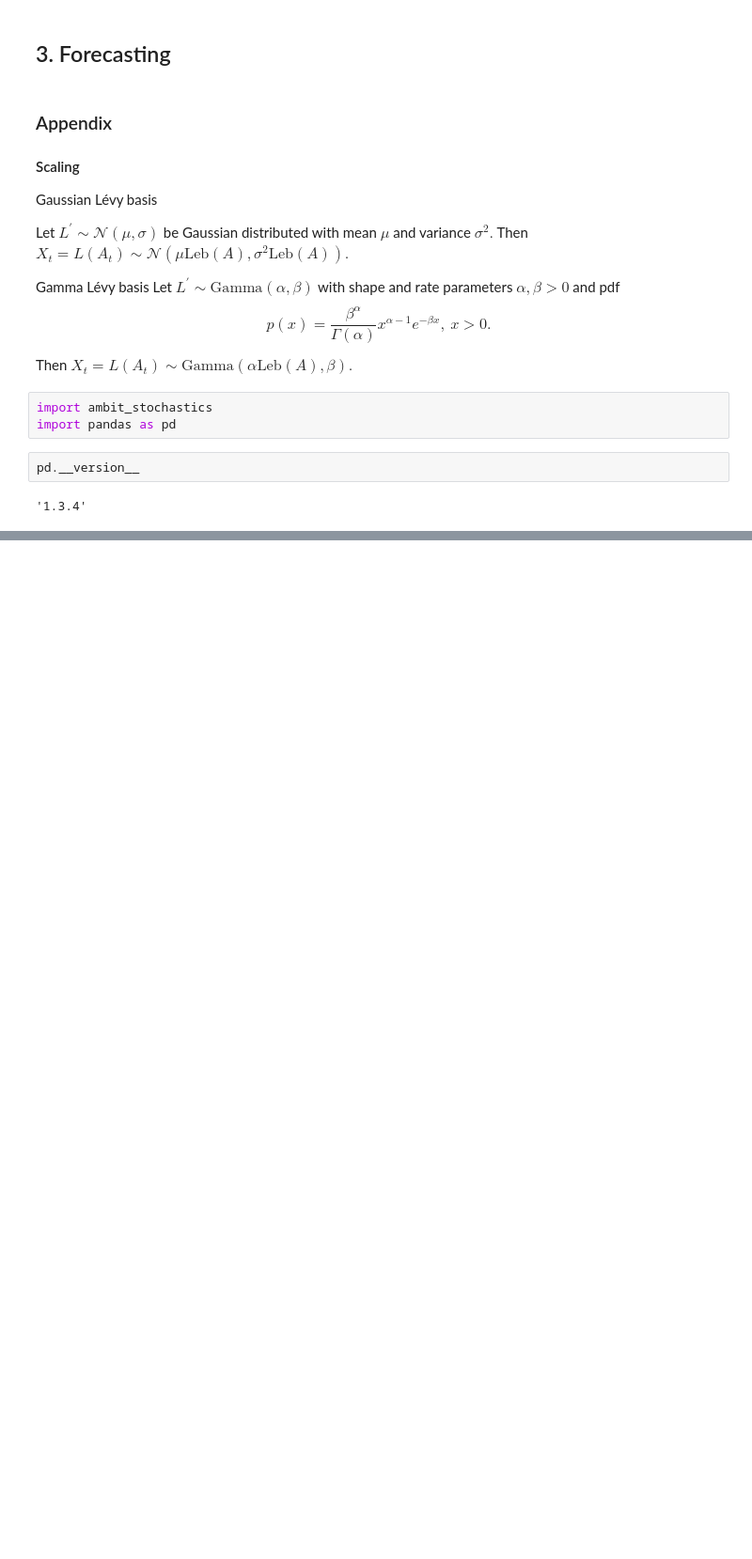
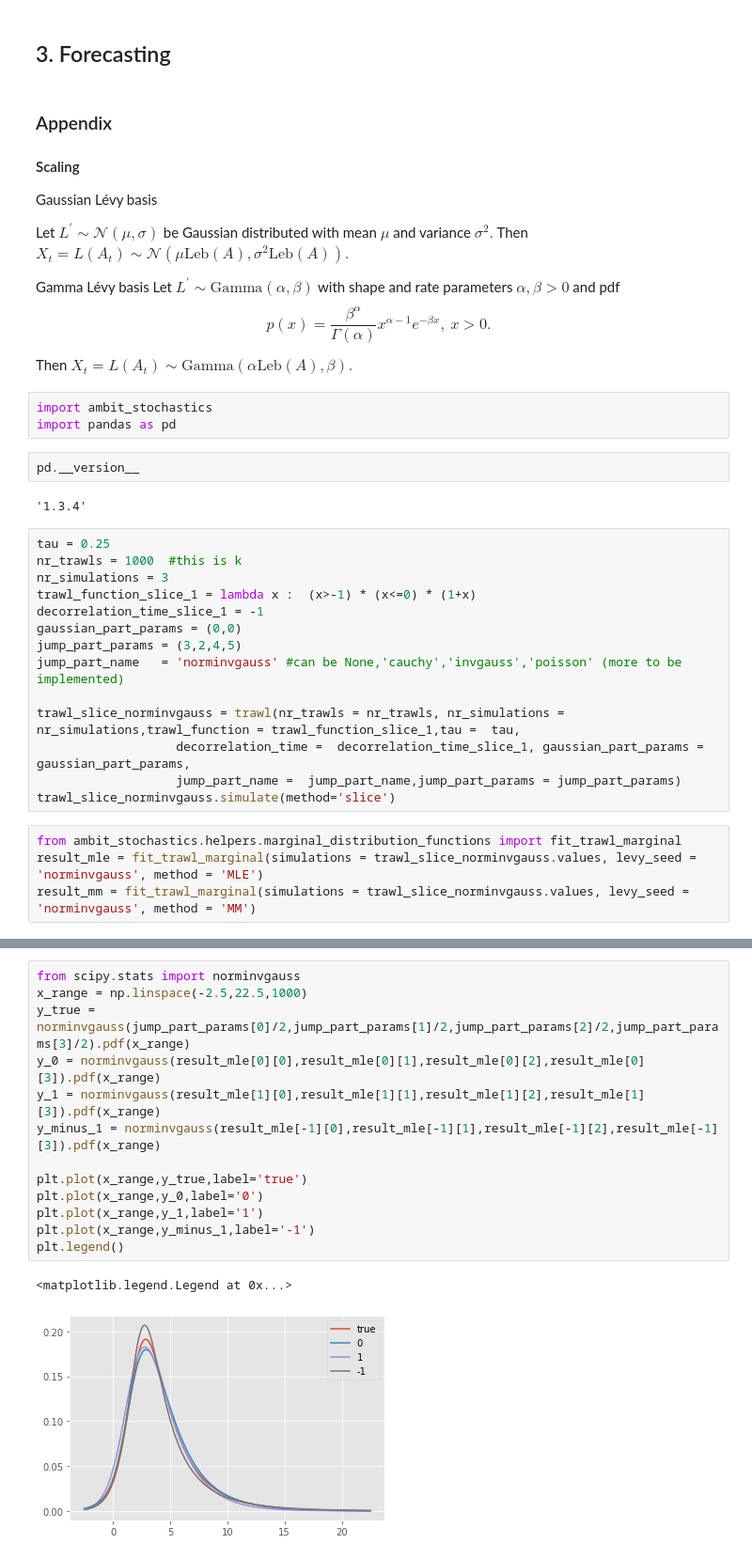
Before and after one commit to danleonte/Ambit_Stochastics, a Jupyter notebook: Trawl processes example usage.ipynb, the cells around one changed output, grey strips where cells are left out. Shown at 94% size. Saved outputs shown, nothing was run; the diff lists cells and outputs as text; blank space fills up the shorter version.

Commit message:
updated helper functions
.

```diff
--- a/Trawl processes example usage.ipynb
+++ b/Trawl processes example usage.ipynb
@@ -302,3 +302,21 @@ import pandas as pd
 pd.__version__
 # %% [output]
 '1.3.4'
+# %%
+tau = 0.25
+nr_trawls = 1000  #this is k
+nr_simulations = 3
+trawl_function_slice_1 = lambda x :  (x>-1) * (x<=0) * (1+x)
+decorrelation_time_slice_1 = -1
+gaussian_part_params = (0,0)
+jump_part_params = (3,2,4,5)
+jump_part_name   = 'norminvgauss' #can be None,'cauchy','invgauss','poisson' (more to be implemented)
+
+trawl_slice_norminvgauss = trawl(nr_trawls = nr_trawls, nr_simulations = nr_simulations,trawl_function = trawl_function_slice_1,tau =  tau,
+                   decorrelation_time =  decorrelation_time_slice_1, gaussian_part_params = gaussian_part_params,
+                   jump_part_name =  jump_part_name,jump_part_params = jump_part_params)
+trawl_slice_norminvgauss.simulate(method='slice')
+# %%
+from ambit_stochastics.helpers.marginal_distribution_functions import fit_trawl_marginal
+result_mle = fit_trawl_marginal(simulations = trawl_slice_norminvgauss.values, levy_seed = 'norminvgauss', method = 'MLE')
+result_mm = fit_trawl_marginal(simulations = trawl_slice_norminvgauss.values, levy_seed = 'norminvgauss', method = 'MM')
@@ -304,0 +335,16 @@ pd.__version__
+# %%
+from scipy.stats import norminvgauss
+x_range = np.linspace(-2.5,22.5,1000)
+y_true = norminvgauss(jump_part_params[0]/2,jump_part_params[1]/2,jump_part_params[2]/2,jump_part_params[3]/2).pdf(x_range)
+y_0 = norminvgauss(result_mle[0][0],result_mle[0][1],result_mle[0][2],result_mle[0][3]).pdf(x_range)
+y_1 = norminvgauss(result_mle[1][0],result_mle[1][1],result_mle[1][2],result_mle[1][3]).pdf(x_range)
+y_minus_1 = norminvgauss(result_mle[-1][0],result_mle[-1][1],result_mle[-1][2],result_mle[-1][3]).pdf(x_range)
+
+plt.plot(x_range,y_true,label='true')
+plt.plot(x_range,y_0,label='0')
+plt.plot(x_range,y_1,label='1')
+plt.plot(x_range,y_minus_1,label='-1')
+plt.legend()
+# %% [output]
+<matplotlib.legend.Legend at 0x...>
+[figure, added]
```
Also changed, not shown: parts of 2 cells of this notebook, 7 other files.
